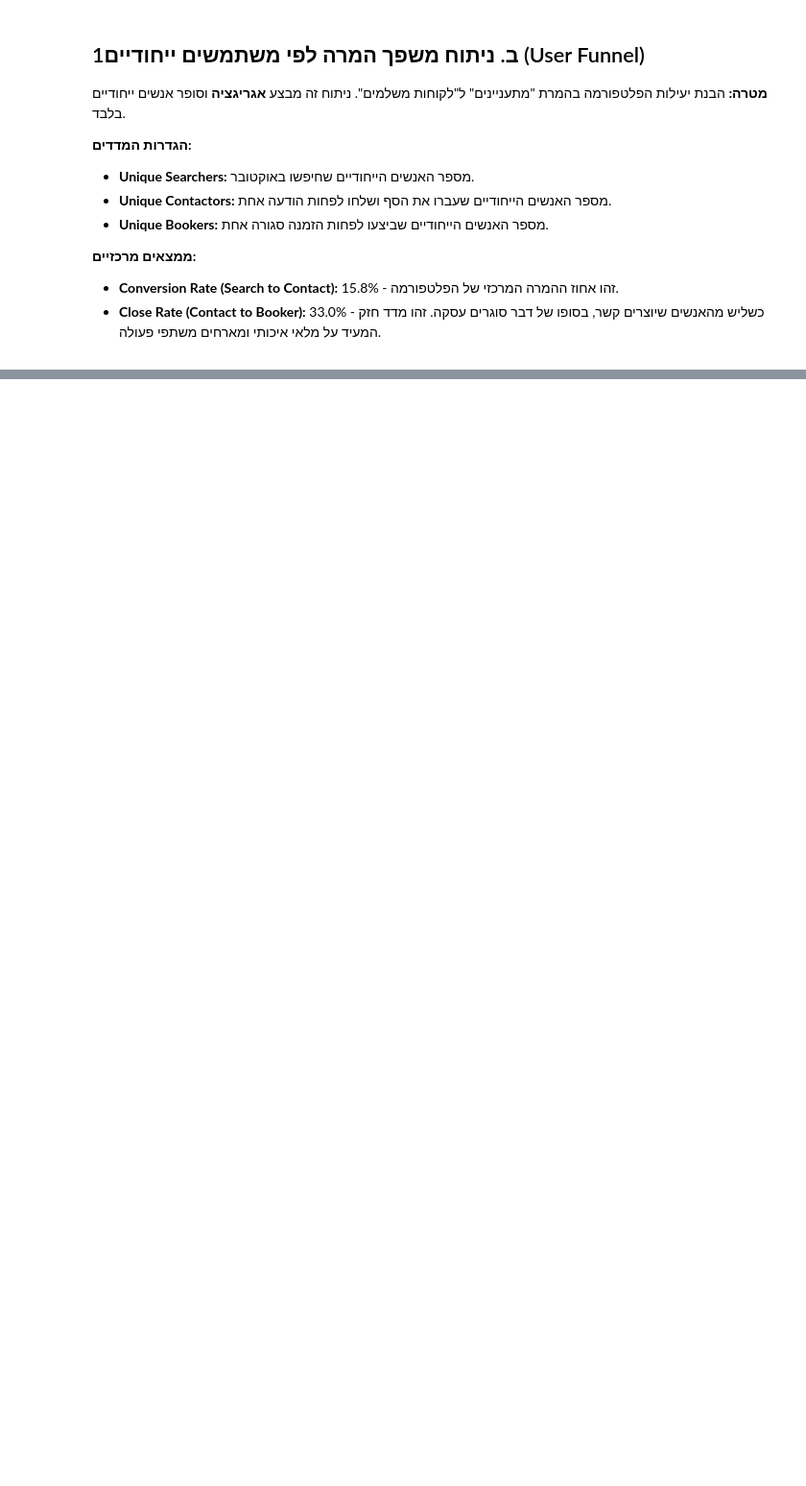
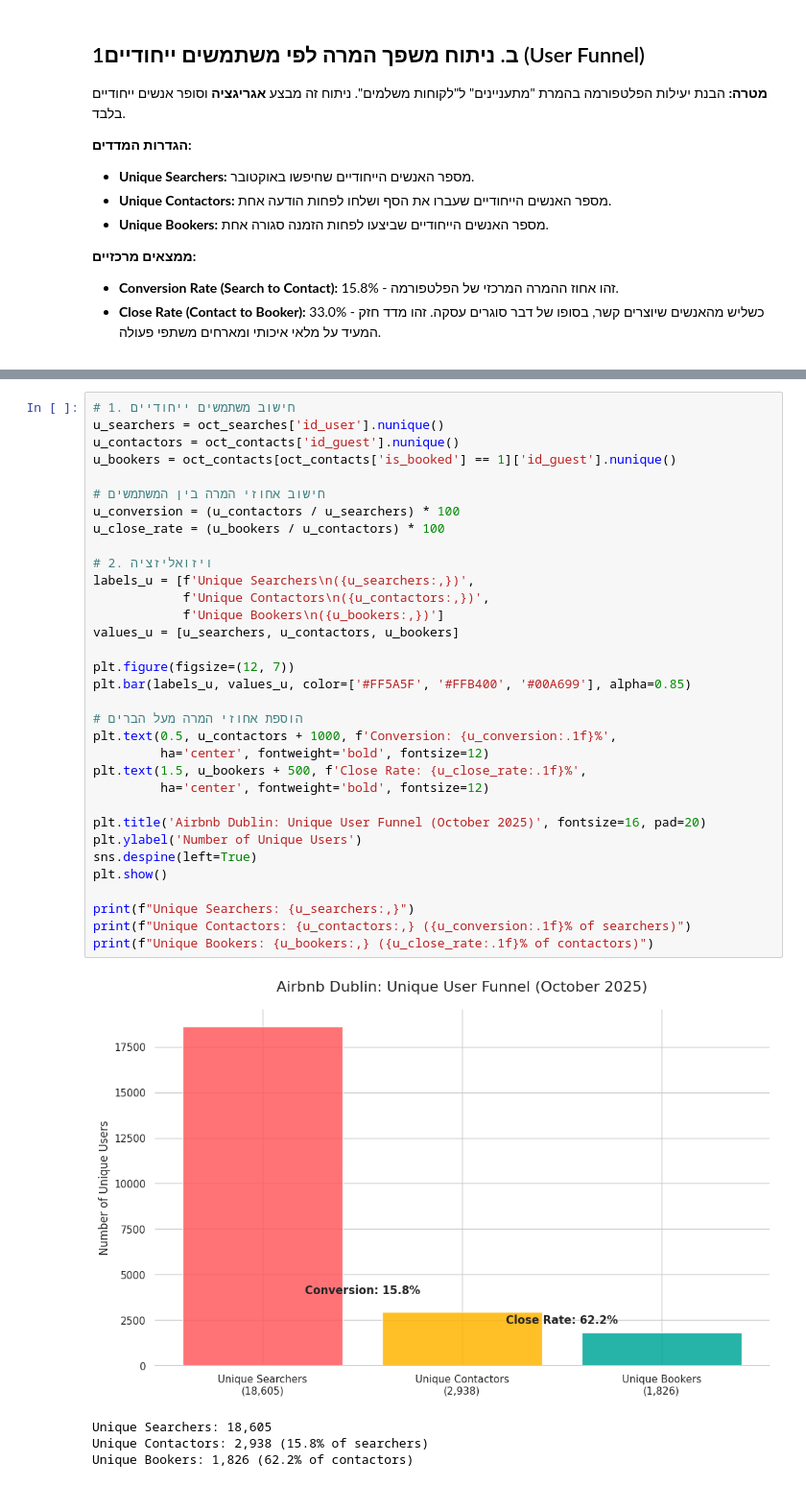
Before and after one commit to nemiys/Project-3---Airbnb-Dublin-, a Jupyter notebook: AirbnbDablin.ipynb, the cells around one changed output, grey strips where cells are left out. Shown at 96% size. Saved outputs shown, nothing was run; the diff lists cells and outputs as text; blank space fills up the shorter version.

```diff
--- a/AirbnbDablin.ipynb
+++ b/AirbnbDablin.ipynb
@@ -821,0 +388,38 @@ Passing `palette` without assigning `hue` is deprecated and will be removed in v
+# %%
+# 1. חישוב משתמשים ייחודיים
+u_searchers = oct_searches['id_user'].nunique()
+u_contactors = oct_contacts['id_guest'].nunique()
+u_bookers = oct_contacts[oct_contacts['is_booked'] == 1]['id_guest'].nunique()
+
+# חישוב אחוזי המרה בין המשתמשים
+u_conversion = (u_contactors / u_searchers) * 100
+u_close_rate = (u_bookers / u_contactors) * 100
+
+# 2. ויזואליזציה
+labels_u = [f'Unique Searchers\n({u_searchers:,})',
+            f'Unique Contactors\n({u_contactors:,})',
+            f'Unique Bookers\n({u_bookers:,})']
+values_u = [u_searchers, u_contactors, u_bookers]
+
+plt.figure(figsize=(12, 7))
+plt.bar(labels_u, values_u, color=['#FF5A5F', '#FFB400', '#00A699'], alpha=0.85)
+
+# הוספת אחוזי המרה מעל הברים
+plt.text(0.5, u_contactors + 1000, f'Conversion: {u_conversion:.1f}%',
+         ha='center', fontweight='bold', fontsize=12)
+plt.text(1.5, u_bookers + 500, f'Close Rate: {u_close_rate:.1f}%',
+         ha='center', fontweight='bold', fontsize=12)
+
+plt.title('Airbnb Dublin: Unique User Funnel (October 2025)', fontsize=16, pad=20)
+plt.ylabel('Number of Unique Users')
+sns.despine(left=True)
+plt.show()
+
+print(f"Unique Searchers: {u_searchers:,}")
+print(f"Unique Contactors: {u_contactors:,} ({u_conversion:.1f}% of searchers)")
+print(f"Unique Bookers: {u_bookers:,} ({u_close_rate:.1f}% of contactors)")
+# %% [output]
+[figure, added]
+Unique Searchers: 18,605
+Unique Contactors: 2,938 (15.8% of searchers)
+Unique Bookers: 1,826 (62.2% of contactors)
```
Also changed, not shown: parts of 62 cells of this notebook.
